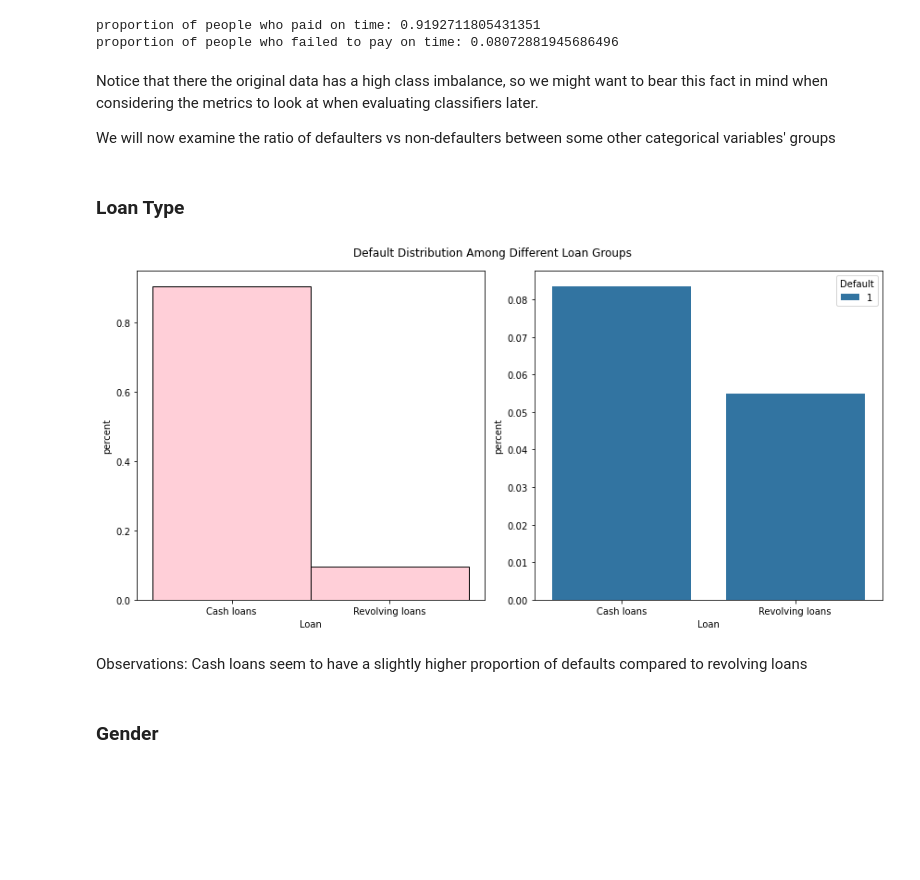
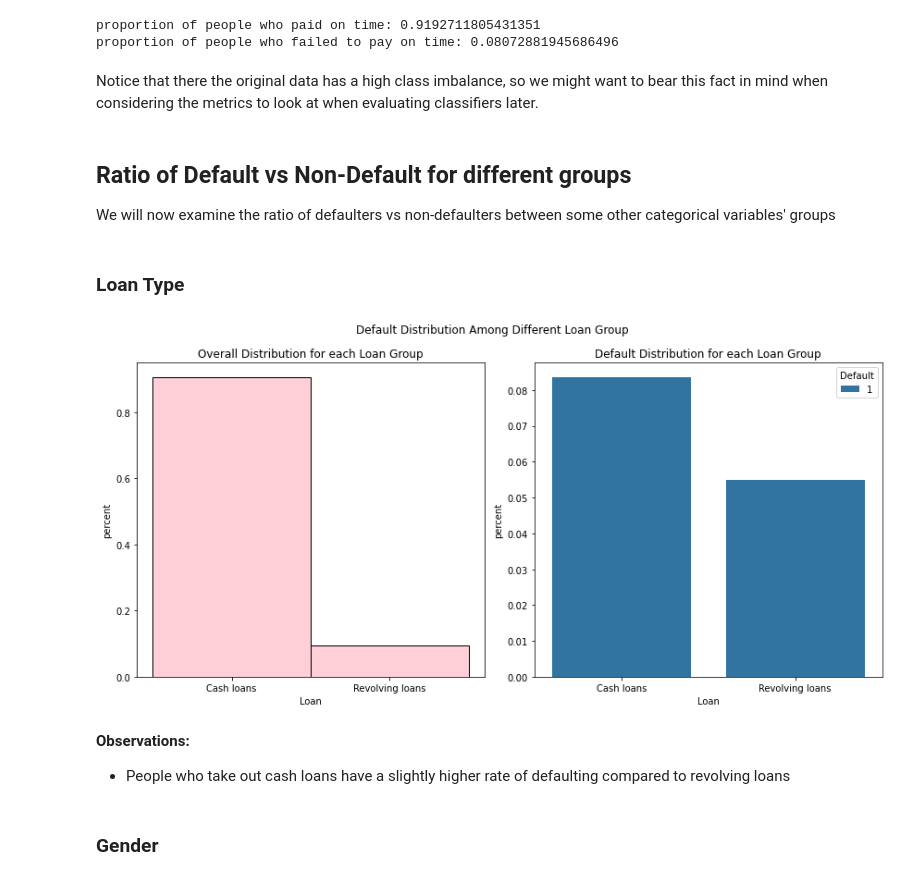
Before and after one commit to UCB-stat-159-s22/hw07-Group11, a Jupyter notebook: main.ipynb, the cells around one changed output. Saved outputs shown, nothing was run; the diff lists cells and outputs as text; code cells hidden in the pictures; blank space fills up the shorter version.

```diff
--- a/main.ipynb
+++ b/main.ipynb
@@ -96,5 +83,3 @@ proportion of people who paid on time: 0.9192711805431351
 proportion of people who failed to pay on time: 0.08072881945686496
 # %% [markdown]
 Notice that there the original data has a high class imbalance, so we might want to bear this fact in mind when considering the metrics to look at when evaluating classifiers later.
-
-We will now examine the ratio of defaulters vs non-defaulters between some other categorical variables' groups
@@ -144,11 +86,17 @@ def plot_default_in_numerical_discrete_group(group_name, df, x_label):
+# %% [markdown]
+## Ratio of Default vs Non-Default for different groups
+
+
+We will now examine the ratio of defaulters vs non-defaulters between some other categorical variables' groups
 # %% [markdown]
 ### Loan Type
 # %%
-plot_default_in_category_group('NAME_CONTRACT_TYPE', df, 'Loan')
+pt.plot_default_in_category_group('NAME_CONTRACT_TYPE', df, 'Loan')
 # %% [output]
-[figure, old version]
+[figure, new version]
 # %% [markdown]
-Observations: Cash loans seem to have a slightly higher proportion of defaults compared to revolving loans
+**Observations:**
+* People who take out cash loans have a slightly higher rate of defaulting compared to revolving loans
 # %% [markdown]
 ### Gender
 # %%
```
Also changed, not shown: parts of 28 cells of this notebook, 17 other files.
